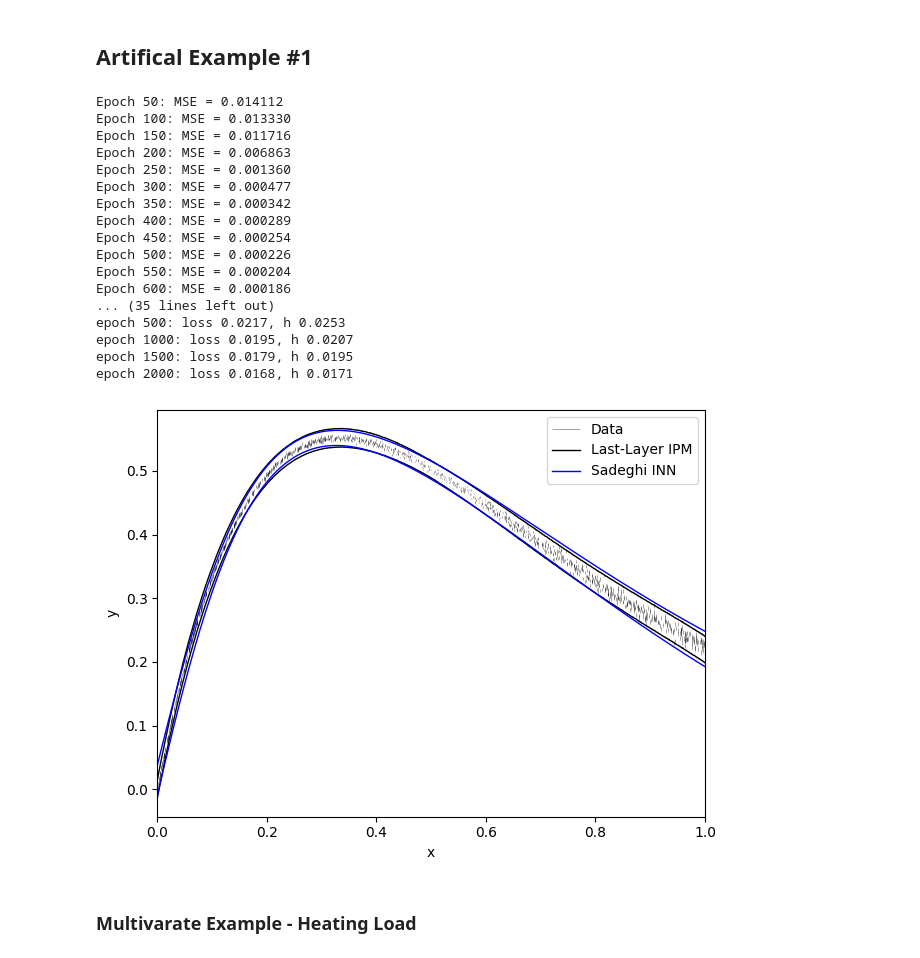
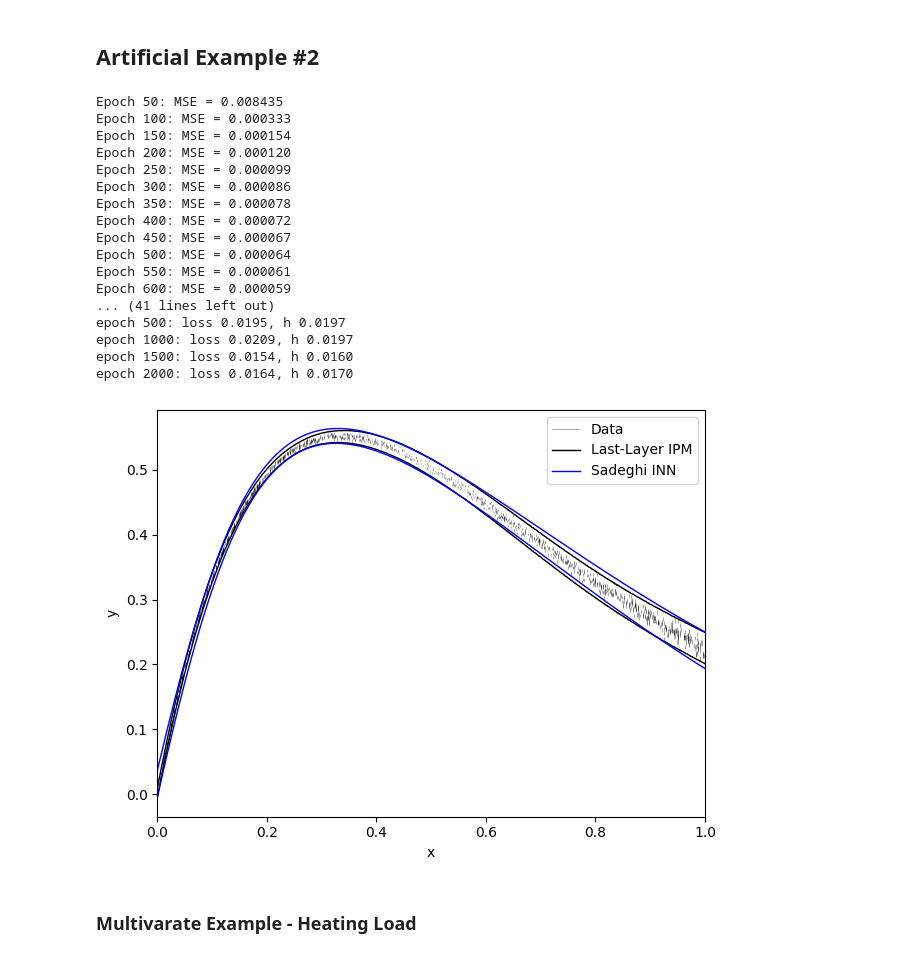
Before and after one commit to MattCodes03/Zonotopic-neural-network-imprecise-regression-with-interval-dependent-variables, a Jupyter notebook: Neural Network Regression/IPM.ipynb, the cells around one changed output. Saved outputs shown, nothing was run; the diff lists cells and outputs as text; code cells hidden in the pictures.

Commit message:
Fixed Sadehgi INN and IPM Examples

```diff
--- a/Neural Network Regression/IPM.ipynb
+++ b/Neural Network Regression/IPM.ipynb
@@ -20,8 +20,14 @@ def set_seed(seed):
     torch.backends.cudnn.benchmark = False
 
 set_seed(42)
-# %% [markdown]
-## Artifical Example #1
+# %%
+def extract_latent_features(model, x):
+    model.eval()
+    with torch.no_grad():
+        preds, features = model(x, return_features=True)
+    return preds.cpu().numpy(), features.cpu().numpy()
+# %% [markdown]
+## Artificial Example #2
 # %%
 def nonlinear_data(n):
     n_samples = n
@@ -45,7 +51,7 @@ y_ub_t = torch.tensor(y_upper, dtype=torch.float32).unsqueeze(1)
 x_t = torch.tensor(x, dtype=torch.float32).unsqueeze(1)
 
 class RegressionNetwork(nn.Module):
-    def __init__(self, input_dim=1, hidden_dim=10, zono_dim=10):
+    def __init__(self, input_dim=1, hidden_dim=10, zono_dim=8):
         super().__init__()
         self.feature_extractor = nn.Sequential(
             nn.Linear(input_dim, hidden_dim),
@@ -97,7 +103,7 @@ ipm_upper, ipm_lower = compute_ipm_bounds(latent_train, latent_test, y_lower, y_
 # Sadeghi INN
 train_loader = DataLoader(TensorDataset(x_t, y_lb_t, y_ub_t),
                           batch_size=200, shuffle=True)
-inn = SadeghiINN(input_dim=1, hidden_dims=[10, 10])
+inn = SadeghiINN(input_dim=1, hidden_dims=[10, 8])
 inn.fit(train_loader, epochs=2000, lr=0.01, decay_steps=200)
 # inn.calibrate(x_t, y_lb_t, y_ub_t)
 
@@ -115,51 +121,51 @@ ipm_upper = np.asarray(ipm_upper).ravel()
 
 fig, ax = plt.subplots()
 
 ax.vlines(x, y_lower, y_upper,
           color='black', alpha=0.5, linewidth=0.5, label='Data')
 
 # # Zonolayer
 # ax.plot(x_plot, yl_zl, 'r--', lw=2, label='Zonolayer')
 # ax.plot(x_plot, yu_zl, 'r--', lw=2)
 
 # Last-layer IPM
 ax.plot(x_plot, ipm_lower, color='black', lw=1, label='Last-Layer IPM')
 ax.plot(x_plot, ipm_upper, color='black', lw=1)
 
 # Sadeghi INN
 ax.plot(x_plot, sadeghi_lower, color='blue', lw=1, label='Sadeghi INN')
 ax.plot(x_plot, sadeghi_upper, color='blue', lw=1)
 
 # Zonolayer midpoint
 # ax.plot(x_plot, midpoint_model, 'r-', lw=1.5)
 
 ax.set_xlabel('x')
 ax.set_ylabel('y')
 ax.set_xlim(0, 1)
 ax.legend()
 fig.tight_layout()
 
 fig.savefig("PDF/LastLayerIPM_Campi.pdf", bbox_inches="tight")
 plt.show()
 # %% [output]
-Epoch 50: MSE = 0.014112
-Epoch 100: MSE = 0.013330
-Epoch 150: MSE = 0.011716
-Epoch 200: MSE = 0.006863
-Epoch 250: MSE = 0.001360
-Epoch 300: MSE = 0.000477
-Epoch 350: MSE = 0.000342
-Epoch 400: MSE = 0.000289
-Epoch 450: MSE = 0.000254
-Epoch 500: MSE = 0.000226
-Epoch 550: MSE = 0.000204
-Epoch 600: MSE = 0.000186
-... (35 lines left out)
-epoch 500: loss 0.0217, h 0.0253
-epoch 1000: loss 0.0195, h 0.0207
-epoch 1500: loss 0.0179, h 0.0195
-epoch 2000: loss 0.0168, h 0.0171
+Epoch 50: MSE = 0.008435
+Epoch 100: MSE = 0.000333
+Epoch 150: MSE = 0.000154
+Epoch 200: MSE = 0.000120
+Epoch 250: MSE = 0.000099
+Epoch 300: MSE = 0.000086
+Epoch 350: MSE = 0.000078
+Epoch 400: MSE = 0.000072
+Epoch 450: MSE = 0.000067
+Epoch 500: MSE = 0.000064
+Epoch 550: MSE = 0.000061
+Epoch 600: MSE = 0.000059
+... (41 lines left out)
+epoch 500: loss 0.0195, h 0.0197
+epoch 1000: loss 0.0209, h 0.0197
+epoch 1500: loss 0.0154, h 0.0160
+epoch 2000: loss 0.0164, h 0.0170
-[figure, old version]
+[figure, new version]
 # %% [markdown]
 ### Multivarate Example - Heating Load
 # %%
```
Also changed, not shown: parts of 1 cell of this notebook, 2 other files.
